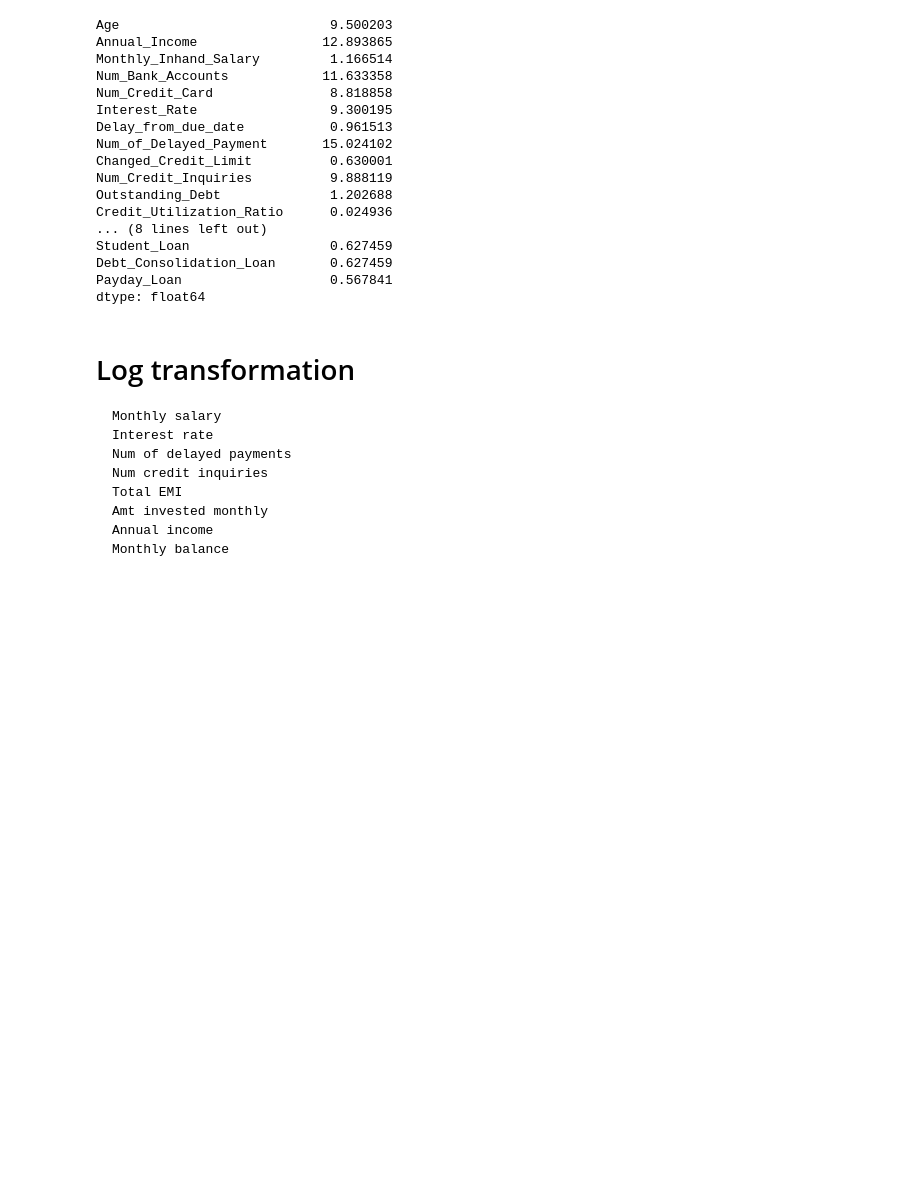
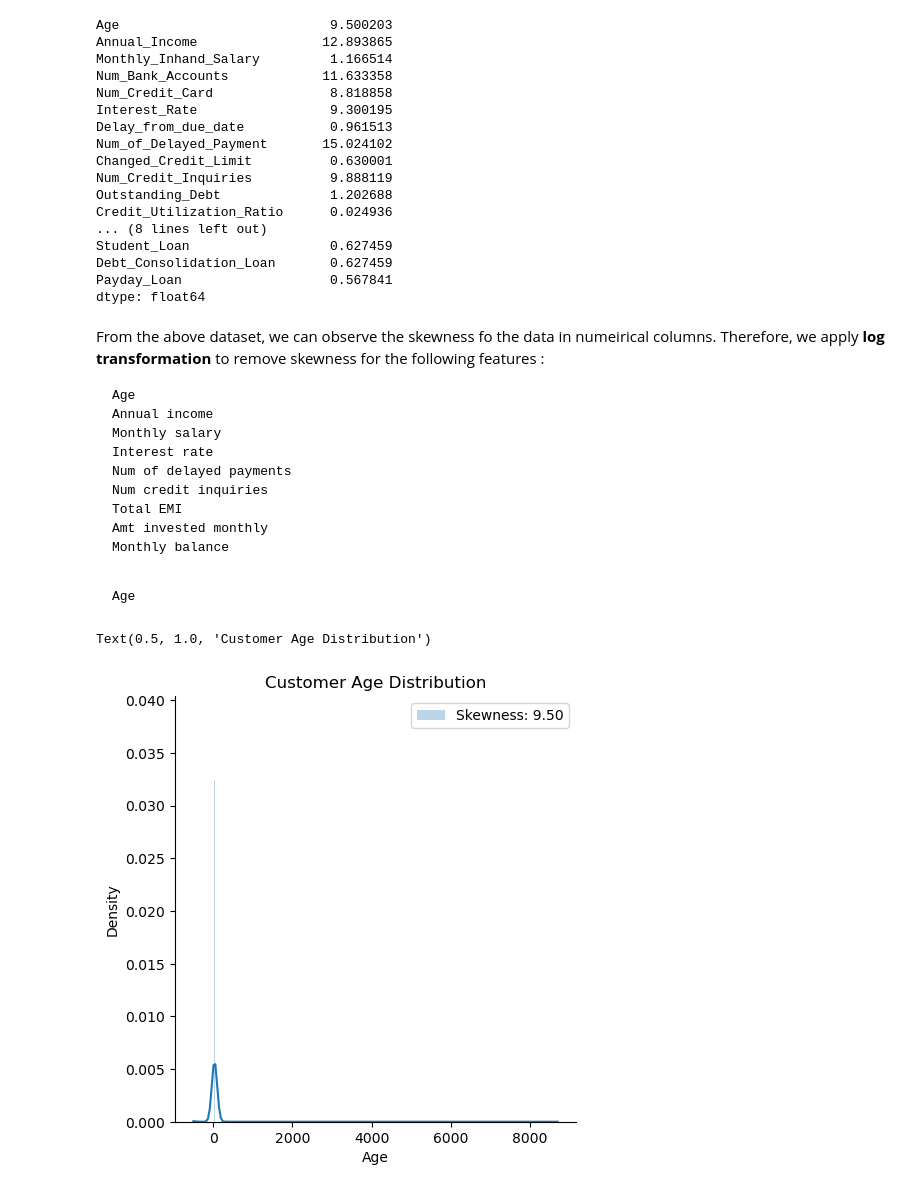
Before and after one commit to AakashRevankar/ML_projects, a Jupyter notebook: 2_Classification.ipynb, the cells around one changed output. Saved outputs shown, nothing was run; the diff lists cells and outputs as text; code cells hidden in the pictures; blank space fills up the shorter version.

Commit message:
Data tranformation applied

```diff
--- a/2_Classification.ipynb
+++ b/2_Classification.ipynb
@@ -963,12 +967,25 @@ Debt_Consolidation_Loan       0.627459
 Payday_Loan                   0.567841
 dtype: float64
 # %% [markdown]
-# Log transformation
+From the above dataset, we can observe the skewness fo the data in numeirical columns. Therefore, we apply **log transformation** to remove skewness for the following features :
+
+    Age
+    Annual income
     Monthly salary
     Interest rate
     Num of delayed payments
     Num credit inquiries
     Total EMI
     Amt invested monthly
-    Annual income
     Monthly balance
+# %% [markdown]
+    Age
+# %%
+sns.displot(df['Age'], stat = "density",
+            alpha=0.3, kde = 'True',
+            label = 'Skewness: %.2f'%(df['Age'].skew()))
+plt.legend(loc = 'best')
+plt.title('Customer Age Distribution')
+# %% [output]
+Text(0.5, 1.0, 'Customer Age Distribution')
+[figure, added]
```
Also changed, not shown: parts of 40 cells of this notebook.
